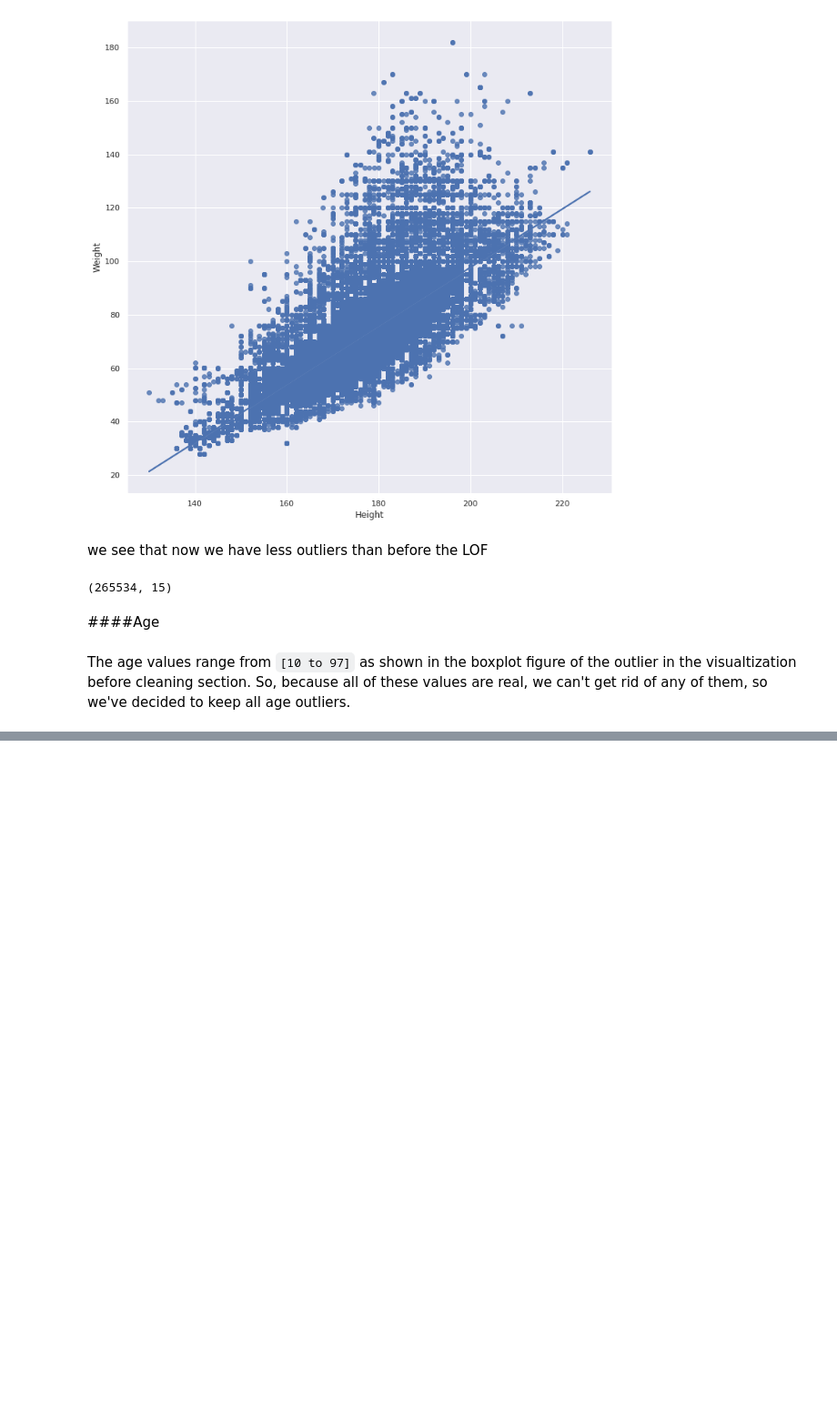
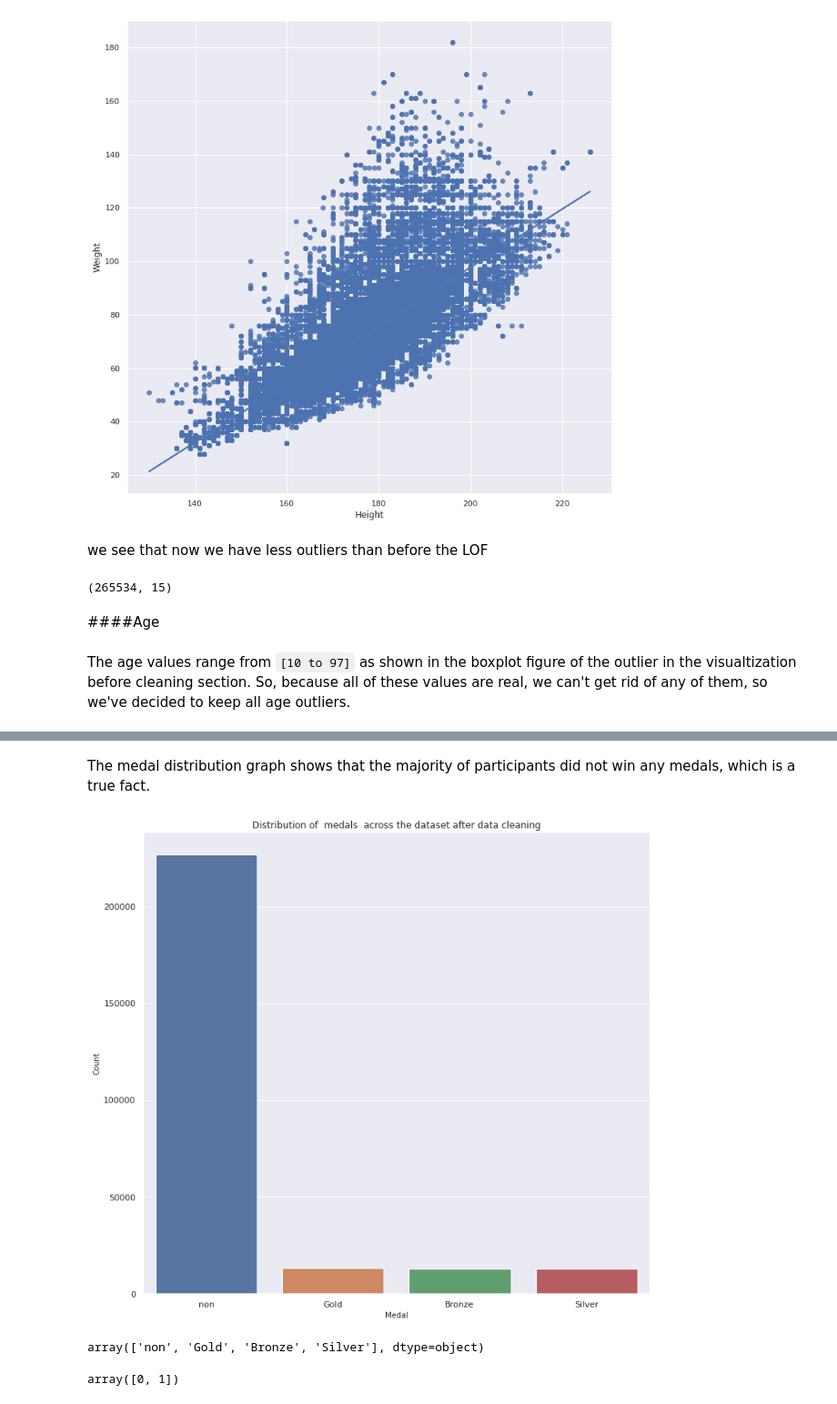
Before and after one commit to CSEN1095-W21/project-u8, a Jupyter notebook: cleaning.ipynb, the cells around one changed output, grey strips where cells are left out. Shown: that part at 91% size. Cells and saved outputs as stored; diff of their text form; code cells hidden in the pictures; blank space fills up the shorter version.

```diff
--- a/cleaning.ipynb
+++ b/cleaning.ipynb
@@ -685,0 +711,16 @@ The age values range from `[10 to 97]` as shown in the boxplot figure of the out
+# %% [markdown]
+The medal distribution graph shows that the majority of participants did not win any medals, which is a true fact.
+# %%
+fig, axes = plt.subplots(1)
+plt.tight_layout(pad = 1)
+plt.title("Distribution of  medals  across the dataset after data cleaning")
+sns.countplot(x = "Medal", data = olympics_merge_outliersDropped)
+axes.set_xlabel("Medal", fontsize = 10)
+axes.set_ylabel("Count", fontsize = 10)
+sns.despine()
+# %% [output]
+[figure, added]
+# %%
+olympics_merge_outliersDropped.Medal.unique()
+# %% [output]
+array(['non', 'Gold', 'Bronze', 'Silver'], dtype=object)
@@ -685,0 +729,4 @@ The age values range from `[10 to 97]` as shown in the boxplot figure of the out
+# %%
+olympics_merge_outliersDropped.Medal.unique()
+# %% [output]
+array([0, 1])
```
Also changed, not shown: parts of 13 cells of this notebook.
